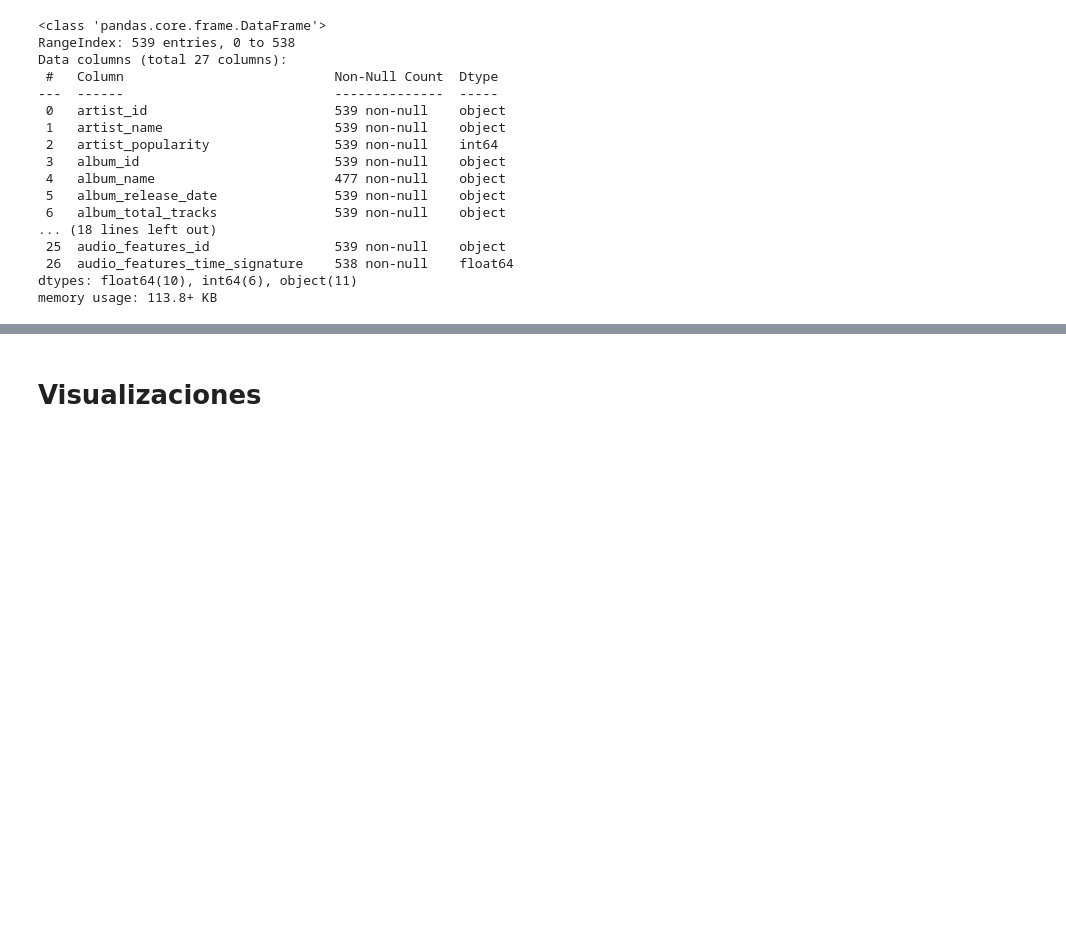
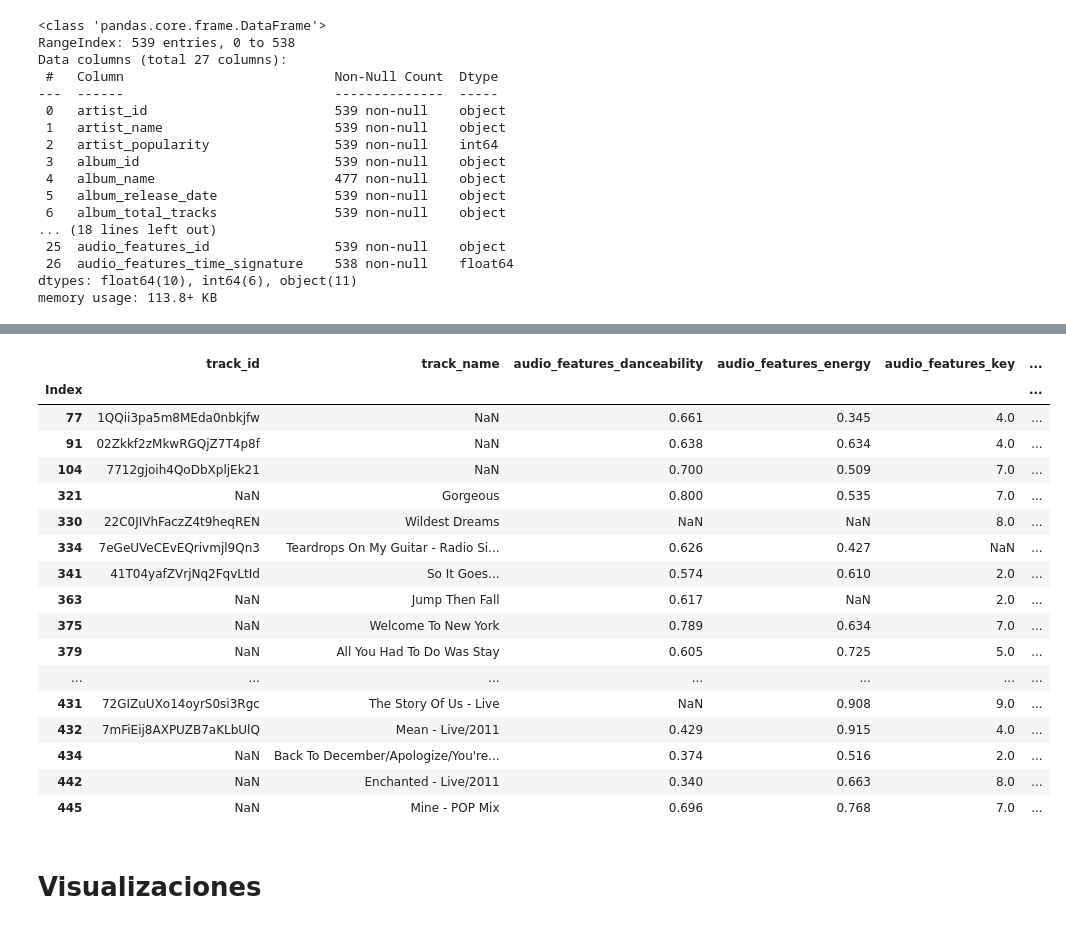
Before and after one commit to juanjolopez28/DataQualityEngineerJr-R5-PT, a Jupyter notebook: data_quality_analysis.ipynb, the cells around one changed output, grey strips where cells are left out. Cells and saved outputs as stored; diff of their text form; code cells hidden in the pictures; blank space fills up the shorter version.

```diff
--- a/data_quality_analysis.ipynb
+++ b/data_quality_analysis.ipynb
@@ -235,3 +236,32 @@ dtype: int64
+# %%
+#Imprimirlas filas nulas
+#track_id, track_name, audio_features_danceability, audio_features_energy, audio_features_key, audio_features_loudness, audio_features_speechiness, audio_features_acousticness, audio_features_liveness, audio_features_tempo, audio_features_time_signature
+
+
+columnas_especificas = ['track_id', 'track_name', 'audio_features_danceability', 'audio_features_energy', 'audio_features_key', 'audio_features_loudness', 'audio_features_speechiness', 'audio_features_acousticness', 'audio_features_liveness', 'audio_features_tempo', 'audio_features_time_signature']
+filas_nulas = df[df[columnas_especificas].isnull().any(axis=1)]
+df_filas_nulas = filas_nulas[columnas_especificas]
+df_filas_nulas.index.name = 'Index'
+display(df_filas_nulas)
+# %% [output]
+|  | track_id | track_name | audio_features_danceability | audio_features_energy | audio_features_key | ... |
+| Index |  |  |  |  |  | ... |
+| 77 | 1QQii3pa5m8MEda0nbkjfw | NaN | 0.661 | 0.345 | 4.0 | ... |
+| 91 | 02Zkkf2zMkwRGQjZ7T4p8f | NaN | 0.638 | 0.634 | 4.0 | ... |
+| 104 | 7712gjoih4QoDbXpljEk21 | NaN | 0.700 | 0.509 | 7.0 | ... |
+| 321 | NaN | Gorgeous | 0.800 | 0.535 | 7.0 | ... |
+| 330 | 22C0JIVhFaczZ4t9heqREN | Wildest Dreams | NaN | NaN | 8.0 | ... |
+| 334 | 7eGeUVeCEvEQrivmjl9Qn3 | Teardrops On My Guitar - Radio Si... | 0.626 | 0.427 | NaN | ... |
+| 341 | 41T04yafZVrjNq2FqvLtId | So It Goes... | 0.574 | 0.610 | 2.0 | ... |
+| 363 | NaN | Jump Then Fall | 0.617 | NaN | 2.0 | ... |
+| 375 | NaN | Welcome To New York | 0.789 | 0.634 | 7.0 | ... |
+| 379 | NaN | All You Had To Do Was Stay | 0.605 | 0.725 | 5.0 | ... |
+| ... | ... | ... | ... | ... | ... | ... |
+| 431 | 72GIZuUXo14oyrS0si3Rgc | The Story Of Us - Live | NaN | 0.908 | 9.0 | ... |
+| 432 | 7mFiEij8AXPUZB7aKLbUlQ | Mean - Live/2011 | 0.429 | 0.915 | 4.0 | ... |
+| 434 | NaN | Back To December/Apologize/You're... | 0.374 | 0.516 | 2.0 | ... |
+| 442 | NaN | Enchanted - Live/2011 | 0.340 | 0.663 | 8.0 | ... |
+| 445 | NaN | Mine - POP Mix | 0.696 | 0.768 | 7.0 | ... |
 # %%
 # Verifica que los tipos de datos en cada fila coincidan con dtypes para columnas int64 o float64
 for indice, fila in df.iterrows():
```
Also changed, not shown: parts of 2 cells of this notebook, 1 other file.
